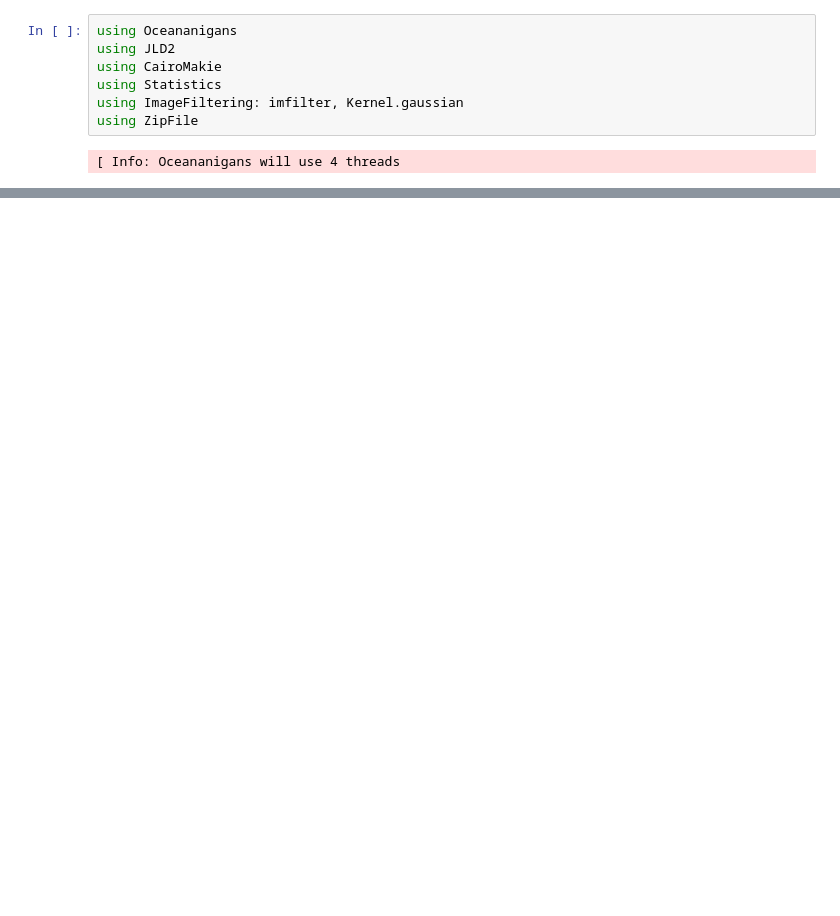
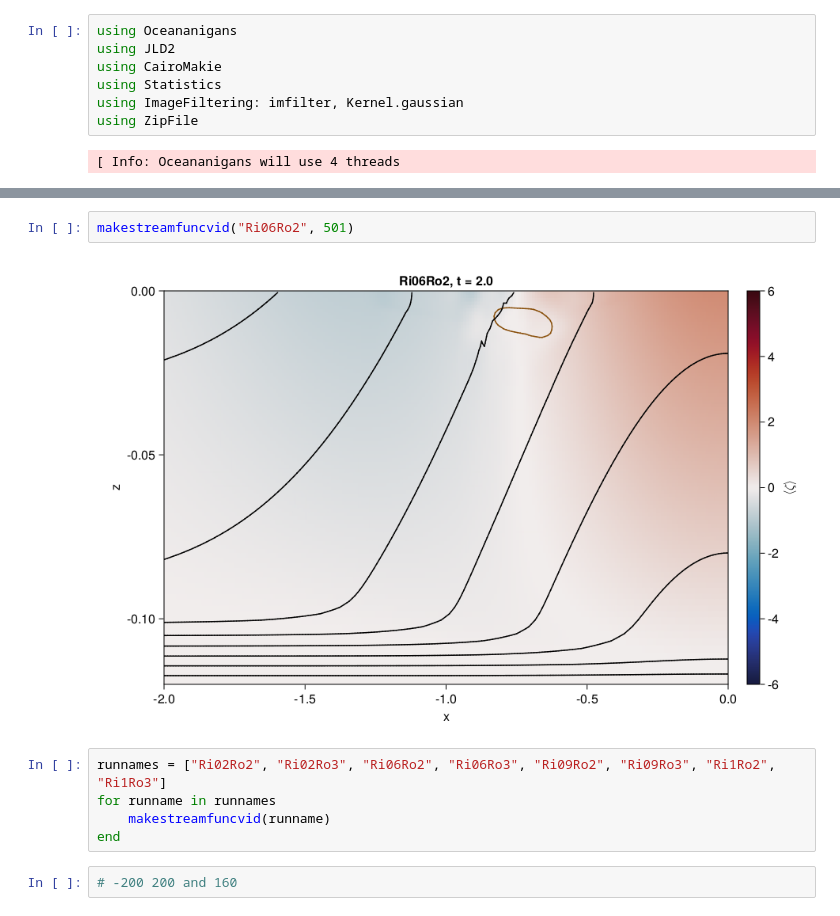
Before and after one commit to erin-atkinson/filament-instability, a Jupyter notebook: DefaultVideo.ipynb, the cells around one changed output, grey strips where cells are left out. Saved outputs shown, nothing was run; the diff lists cells and outputs as text; blank space fills up the shorter version.

```diff
--- a/DefaultVideo.ipynb
+++ b/DefaultVideo.ipynb
@@ -95,0 +98,11 @@ makestreamfuncvid("EII1")
+# %%
+makestreamfuncvid("Ri06Ro2", 501)
+# %% [output]
+[figure, added]
+# %%
+runnames = ["Ri02Ro2", "Ri02Ro3", "Ri06Ro2", "Ri06Ro3", "Ri09Ro2", "Ri09Ro3", "Ri1Ro2", "Ri1Ro3"]
+for runname in runnames
+    makestreamfuncvid(runname)
+end
+# %%
+# -200 200 and 160
```
Also changed, not shown: parts of 2 cells of this notebook, 6 other files.
